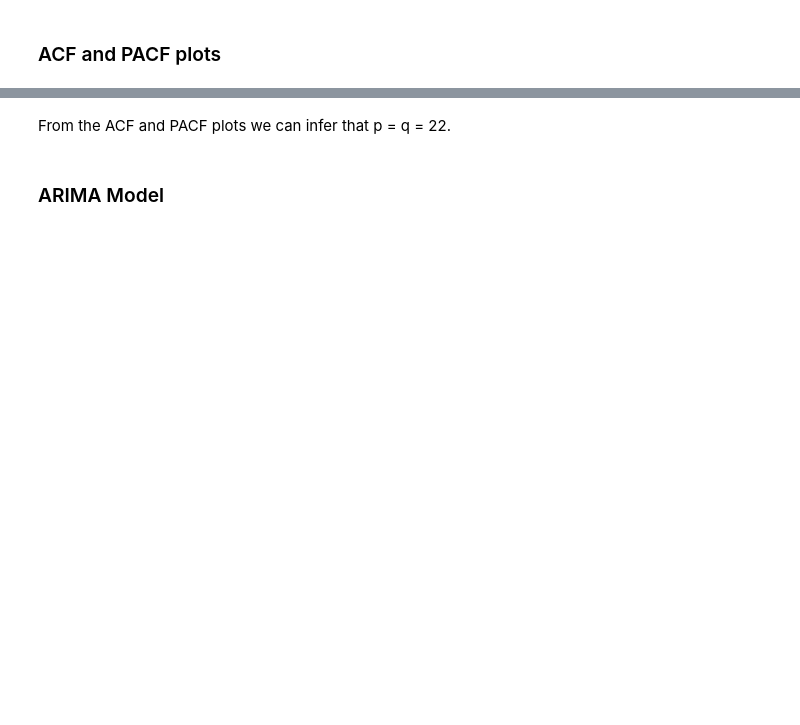
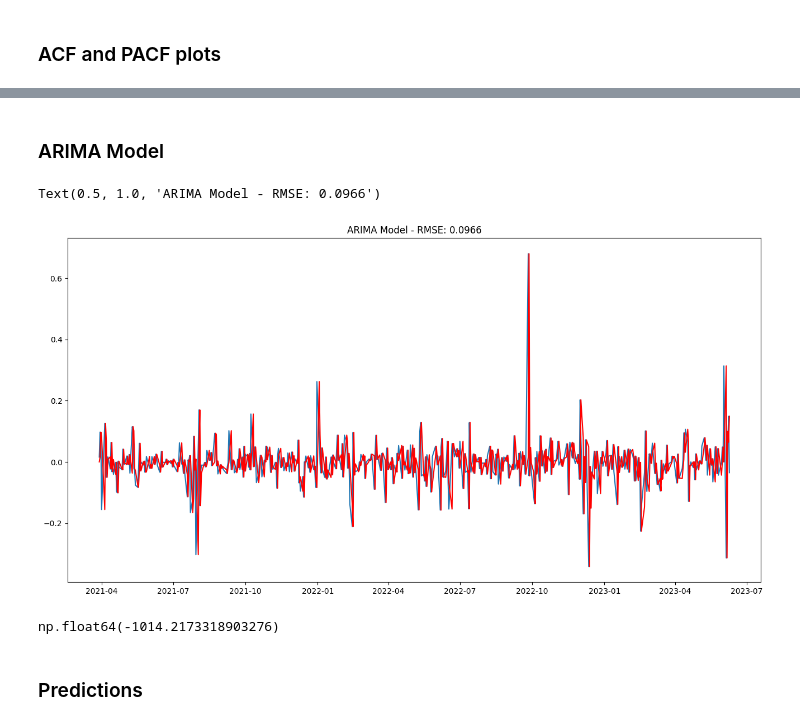
Before and after one commit to chaykovs/Finance-Projects, a Jupyter notebook: Stock Price Analysis/SC_Stock_Price_Analysis.ipynb, the cells around one changed output, grey strips where cells are left out. Saved outputs shown, nothing was run; the diff lists cells and outputs as text; code cells hidden in the pictures; blank space fills up the shorter version.

```diff
--- a/Stock Price Analysis/SC_Stock_Price_Analysis.ipynb
+++ b/Stock Price Analysis/SC_Stock_Price_Analysis.ipynb
@@ -548,4 +545,2 @@ plt.show()
-# %% [markdown]
-From the ACF and PACF plots we can infer that p = q = 22.
 # %% [markdown]
 ### ARIMA Model
@@ -557,15 +547,23 @@ df_shift2.dropna(inplace = True)
 # %%
-from statsmodels.tsa.arima_model import ARIMA
-
 plt.figure(figsize = (16, 8))
 
-# Using p = 7, d = 1, q = 7
-model_ARIMA = ARIMA(df_shift, order = (7, 1, 7))
+q , d , p  = 0 , 1 , 0
+model_ARIMA = ARIMA(df_diff, order = (p,d,q))
 
 results_ARIMA = model_ARIMA.fit()
 
-plt.plot(df_shift)
+plt.plot(df_diff)
 
 plt.plot(results_ARIMA.fittedvalues, color = 'red')
 
-plt.title('ARIMA Model - RMSE: %.4f'% mean_squared_error(results_ARIMA.fittedvalues, df_shift2['Close'], squared = False))
+plt.title('ARIMA Model - RMSE: %.4f'% mean_squared_error(results_ARIMA.fittedvalues, df_diff['Close'], squared = False))
+# %% [output]
+Text(0.5, 1.0, 'ARIMA Model - RMSE: 0.0966')
+[figure, added]
+# %%
+# Calculating the AIC
+results_ARIMA.aic
+# %% [output]
+np.float64(-1014.2173318903276)
+# %% [markdown]
+### Predictions
```
Also changed, not shown: parts of 31 cells of this notebook.
